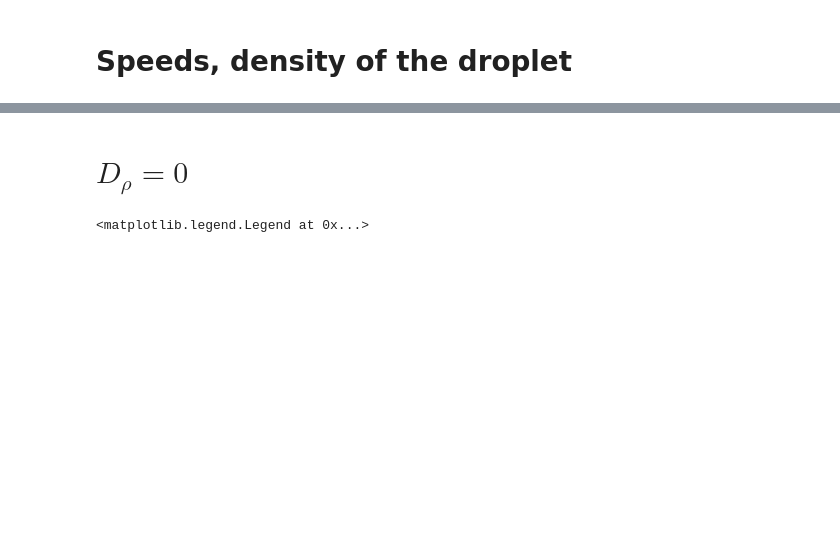
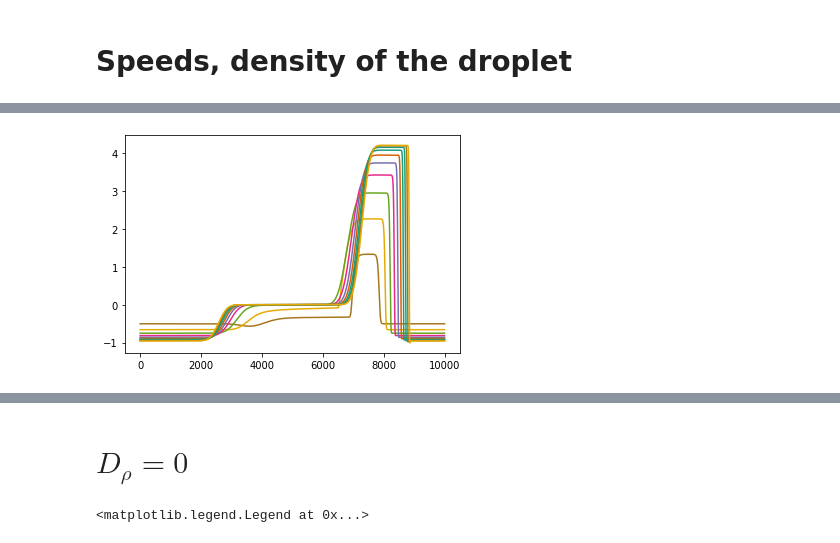
Before and after one commit to BrieucB/AI2d, a Jupyter notebook: AI2D_hydro/PDEs_1d/PDEs_1D_profiles.ipynb, the cells around one changed output, grey strips where cells are left out. Saved outputs shown, nothing was run; the diff lists cells and outputs as text; code cells hidden in the pictures; blank space fills up the shorter version.

```diff
--- a/AI2D_hydro/PDEs_1d/PDEs_1D_profiles.ipynb
+++ b/AI2D_hydro/PDEs_1d/PDEs_1D_profiles.ipynb
@@ -53,0 +55,3 @@ plt.plot(data.t, data.cometpos)
+# %%
+list_dx=np.array([0.2, 0.5, 1.0])
+list_beta=np.array([1.1, 1.2, 1.3, 1.4, 1.5, 1.6, 1.7, 1.8, 1.9, 2.0])
@@ -54,3 +63,8 @@ plt.plot(data.t, data.cometpos)
+# %%
+for beta in list_beta:
+    plt.plot(-prof_m_tf[beta][::-1])
+# %% [output]
+[figure, added]
 # %%
 speedfront={}
 speedback={}
```
Also changed, not shown: parts of 15 cells of this notebook, 16 other files.
